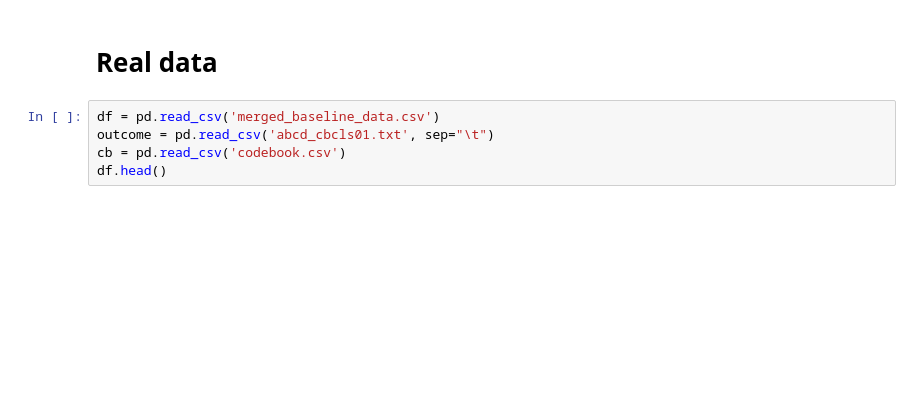
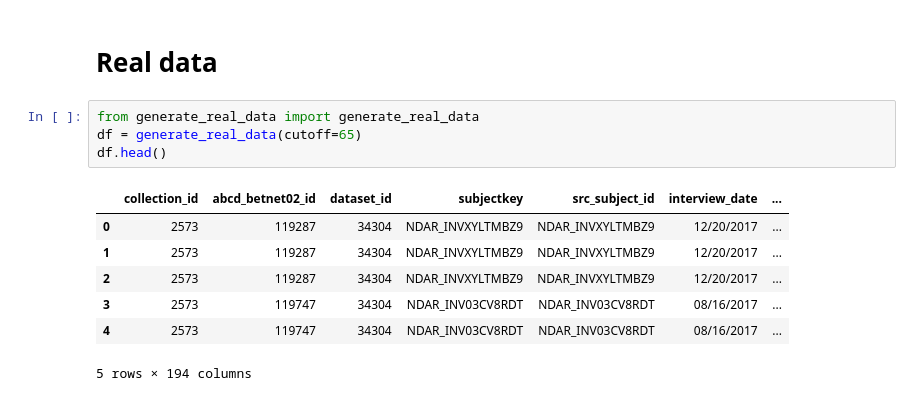
Before and after one commit to zhangqimin17/abcd, a Jupyter notebook: abcd.ipynb, the cells around one changed output. Drawn from its saved outputs; the diff is of its cells as text; blank space fills up the shorter version.

```diff
--- a/abcd.ipynb
+++ b/abcd.ipynb
@@ -233,7 +301,14 @@ Selected 25 Features by Ensemble SVM
 # %% [markdown]
 # Real data
-# %%
-df = pd.read_csv('merged_baseline_data.csv')
-outcome = pd.read_csv('abcd_cbcls01.txt', sep="\t")
-cb = pd.read_csv('codebook.csv')
-df.head()
+# %%
+from generate_real_data import generate_real_data
+df = generate_real_data(cutoff=65)
+df.head()
+# %% [output]
+|  | collection_id | abcd_betnet02_id | dataset_id | subjectkey | src_subject_id | interview_date | ... |
+| 0 | 2573 | 119287 | 34304 | NDAR_INVXYLTMBZ9 | NDAR_INVXYLTMBZ9 | 12/20/2017 | ... |
+| 1 | 2573 | 119287 | 34304 | NDAR_INVXYLTMBZ9 | NDAR_INVXYLTMBZ9 | 12/20/2017 | ... |
+| 2 | 2573 | 119287 | 34304 | NDAR_INVXYLTMBZ9 | NDAR_INVXYLTMBZ9 | 12/20/2017 | ... |
+| 3 | 2573 | 119747 | 34304 | NDAR_INV03CV8RDT | NDAR_INV03CV8RDT | 08/16/2017 | ... |
+| 4 | 2573 | 119747 | 34304 | NDAR_INV03CV8RDT | NDAR_INV03CV8RDT | 08/16/2017 | ... |
+5 rows × 194 columns
```
Also changed, not shown: parts of 18 cells of this notebook, 2 other files.
